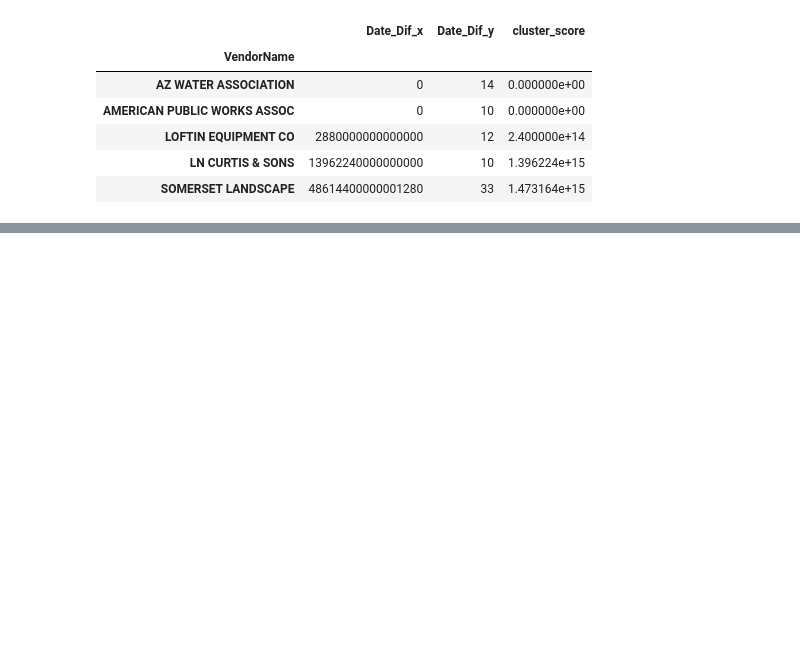
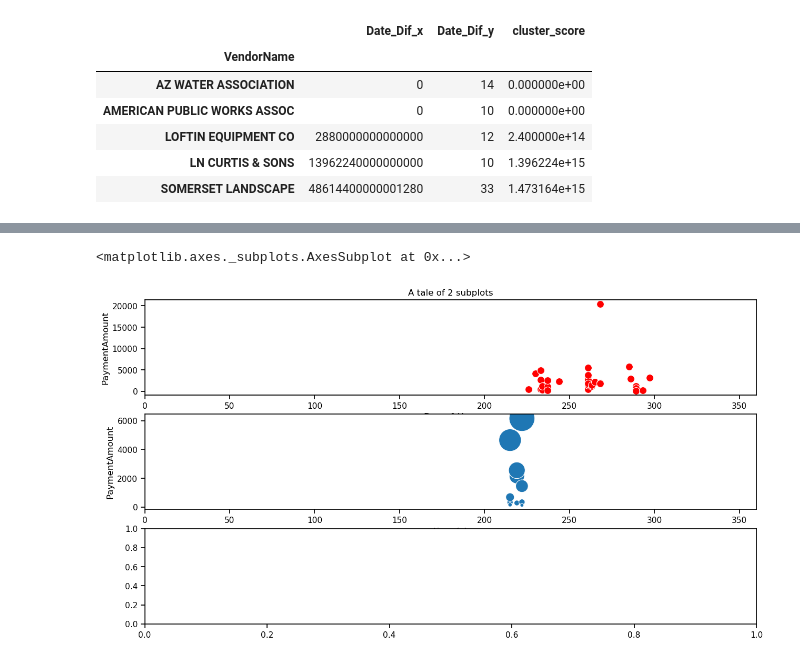
Before and after one commit to mrkjhsn/Vendor-Payments-City-of-Scottsdale, a Jupyter notebook: vendor_payment_clustering_analysis.ipynb, the cells around one changed output, grey strips where cells are left out. Saved outputs shown, nothing was run; the diff lists cells and outputs as text; code cells hidden in the pictures; blank space fills up the shorter version.

```diff
--- a/vendor_payment_clustering_analysis.ipynb
+++ b/vendor_payment_clustering_analysis.ipynb
@@ -180,0 +185,44 @@ plt.savefig("visualizations/top 8 clustered vendors.png")
+# %%
+
+
+plt.figure(figsize=(15, 8))
+plt.xlim(0, 360)
+
+
+
+
+plt.subplot(3, 1, 1)
+# plt.plot(x1, y1, 'o-')
+##########
+sns.scatterplot(x=top_clustered_vendors_data.loc['SOMERSET LANDSCAPE','Day_of_Year'],
+                y=top_clustered_vendors_data.loc['SOMERSET LANDSCAPE','PaymentAmount'], s=100, color='red')
+plt.xlim(0, 360)
+
+##############
+
+plt.title('A tale of 2 subplots')
+# plt.ylabel('Damped oscillation')
+##############
+
+##############
+plt.subplot(3, 1, 2)
+# plt.plot(x2, y2, '.-')
+
+# plt.figure(figsize=(15, 1))
+
+sns.scatterplot(x=top_clustered_vendors_data.loc['LOFTIN EQUIPMENT CO','Day_of_Year'],
+                y=top_clustered_vendors_data.loc['LOFTIN EQUIPMENT CO','PaymentAmount'],
+                s=top_clustered_vendors_data.loc['LOFTIN EQUIPMENT CO','PaymentAmount']/5)
+plt.xlim(0, 360)
+
+
+plt.xlabel('time (s)')
+# plt.ylabel('Undamped')
+
+plt.subplot(3, 1, 3)
+
+
+# plt.show()
+# %% [output]
+<matplotlib.axes._subplots.AxesSubplot at 0x...>
+[figure, added]
```
Also changed, not shown: parts of 4 cells of this notebook.
